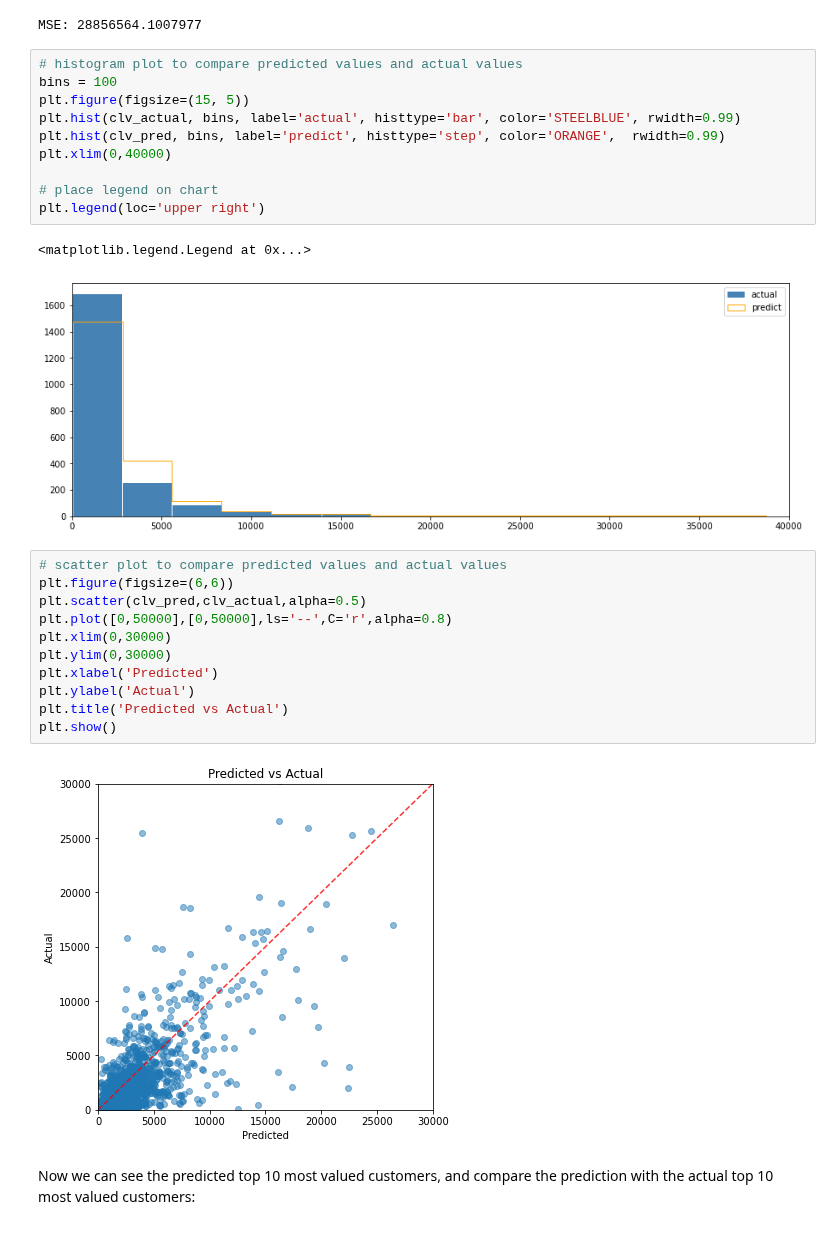
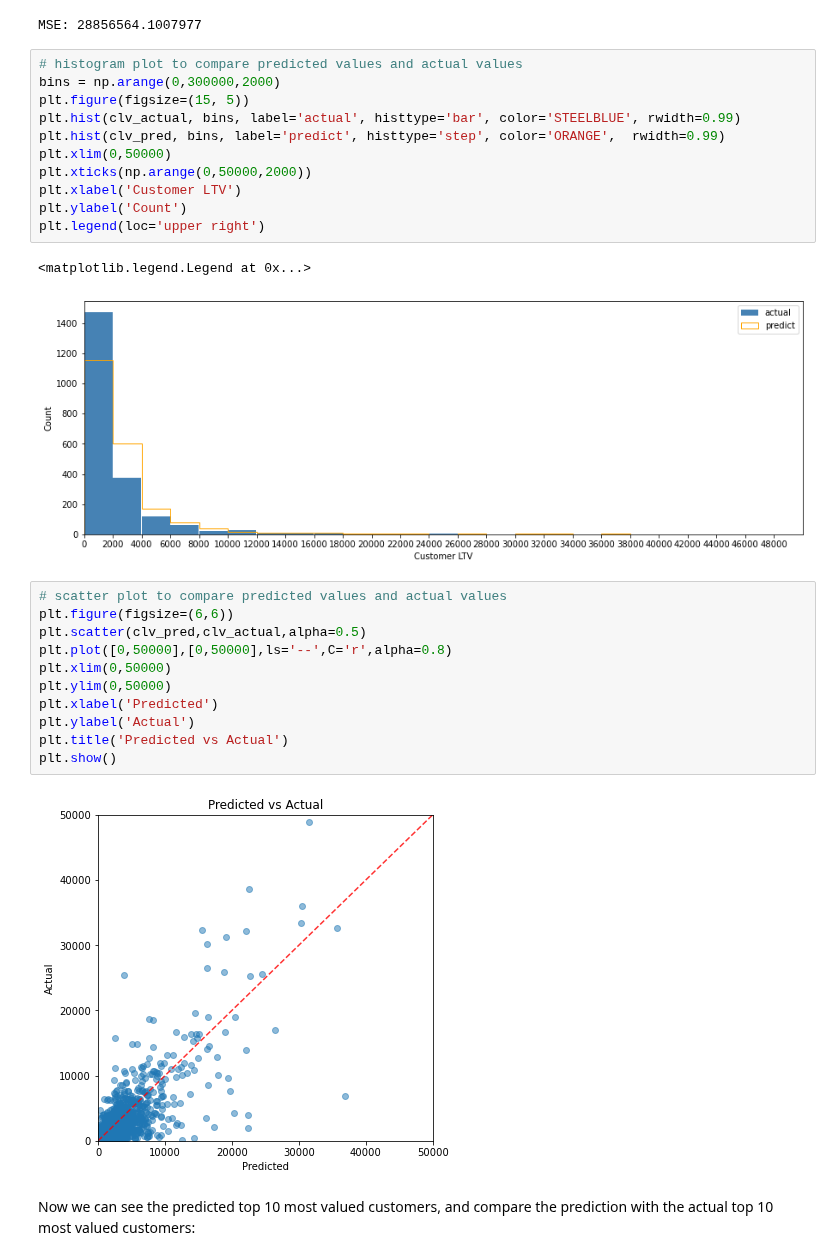
Before and after one commit to amythemirror/Customer_Lifetime_Value_Prediction, a Jupyter notebook: Modeling - Regression Model.ipynb, the cells around one changed output. Saved outputs shown, nothing was run; the diff lists cells and outputs as text.

Commit message:
updated data visualization

```diff
--- a/Modeling - Regression Model.ipynb
+++ b/Modeling - Regression Model.ipynb
@@ -349,30 +352,31 @@ print('MSE: {0}'.format(mse))
 MSE: 28856564.1007977
 # %%
 # histogram plot to compare predicted values and actual values
-bins = 100
+bins = np.arange(0,300000,2000)
 plt.figure(figsize=(15, 5))
 plt.hist(clv_actual, bins, label='actual', histtype='bar', color='STEELBLUE', rwidth=0.99)
 plt.hist(clv_pred, bins, label='predict', histtype='step', color='ORANGE',  rwidth=0.99)
-plt.xlim(0,40000)
-
-# place legend on chart
+plt.xlim(0,50000)
+plt.xticks(np.arange(0,50000,2000))
+plt.xlabel('Customer LTV')
+plt.ylabel('Count')
 plt.legend(loc='upper right')
 # %% [output]
 <matplotlib.legend.Legend at 0x...>
-[figure, old version]
+[figure, new version]
 # %%
 # scatter plot to compare predicted values and actual values
 plt.figure(figsize=(6,6))
 plt.scatter(clv_pred,clv_actual,alpha=0.5)
 plt.plot([0,50000],[0,50000],ls='--',C='r',alpha=0.8)
-plt.xlim(0,30000)
-plt.ylim(0,30000)
+plt.xlim(0,50000)
+plt.ylim(0,50000)
 plt.xlabel('Predicted')
 plt.ylabel('Actual')
 plt.title('Predicted vs Actual')
 plt.show()
 # %% [output]
-[figure, old version]
+[figure, new version]
 # %% [markdown]
 Now we can see the predicted top 10 most valued customers, and compare the prediction with the actual top 10 most valued customers:
 # %%
```
Also changed, not shown: parts of 4 cells of this notebook.
